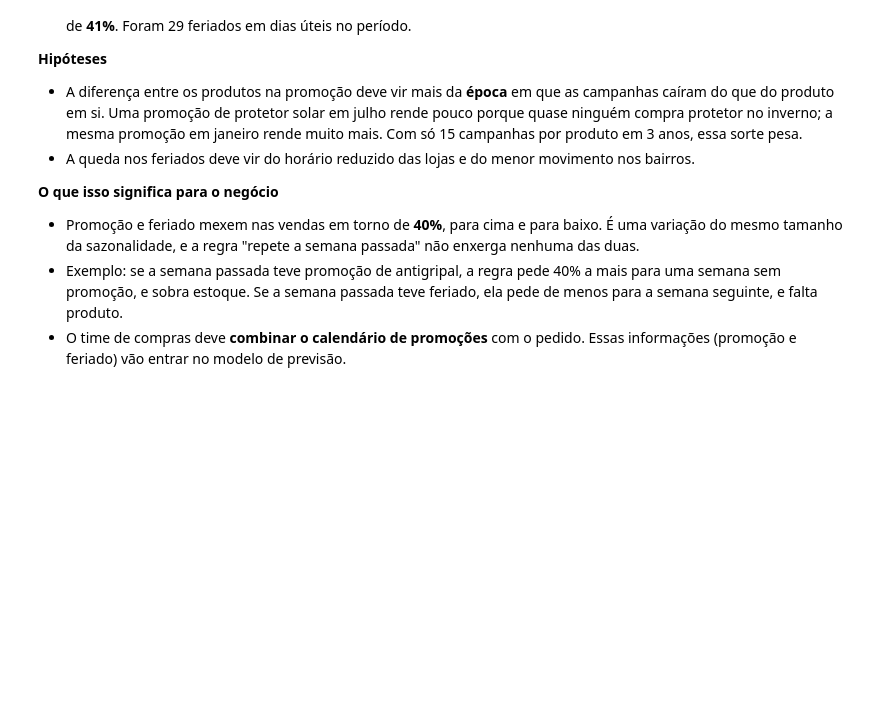
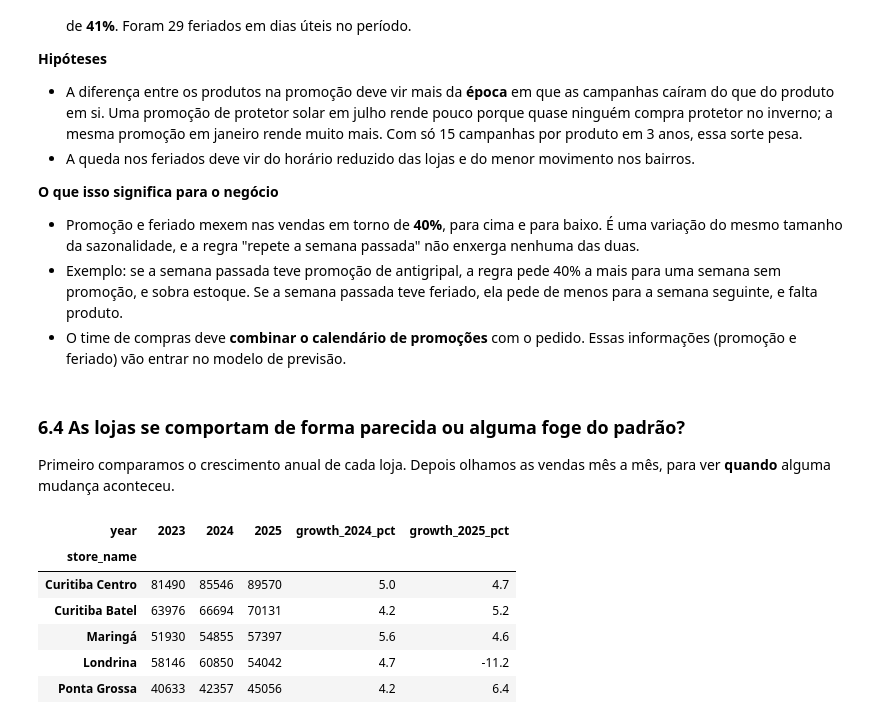
Before and after one commit to ricardo-paganini/pharmacy-demand-forecast, a Jupyter notebook: pharmacy_demand_forecast.ipynb, the cells around one changed output. Cells and saved outputs as stored; diff of their text form; code cells hidden in the pictures; blank space fills up the shorter version.

```diff
--- a/pharmacy_demand_forecast.ipynb
+++ b/pharmacy_demand_forecast.ipynb
@@ -572,3 +572,24 @@ Variação no feriado: -40.7 %
 - Promoção e feriado mexem nas vendas em torno de **40%**, para cima e para baixo. É uma variação do mesmo tamanho da sazonalidade, e a regra "repete a semana passada" não enxerga nenhuma das duas.
 - Exemplo: se a semana passada teve promoção de antigripal, a regra pede 40% a mais para uma semana sem promoção, e sobra estoque. Se a semana passada teve feriado, ela pede de menos para a semana seguinte, e falta produto.
 - O time de compras deve **combinar o calendário de promoções** com o pedido. Essas informações (promoção e feriado) vão entrar no modelo de previsão.
+# %% [markdown]
+### 6.4 As lojas se comportam de forma parecida ou alguma foge do padrão?
+
+Primeiro comparamos o crescimento anual de cada loja. Depois olhamos as vendas mês a mês, para ver **quando** alguma mudança aconteceu.
+# %%
+store_sales = sales_clean.merge(stores[['store_id', 'store_name']], on='store_id')
+store_sales['year'] = store_sales['date'].dt.year
+
+store_yearly = store_sales.pivot_table(index='store_name', columns='year', values='units_sold', aggfunc='sum')
+store_yearly['growth_2024_pct'] = ((store_yearly[2024] / store_yearly[2023] - 1) * 100).round(1)
+store_yearly['growth_2025_pct'] = ((store_yearly[2025] / store_yearly[2024] - 1) * 100).round(1)
+
+store_yearly.sort_values(2025, ascending=False)
+# %% [output]
+| year | 2023 | 2024 | 2025 | growth_2024_pct | growth_2025_pct |
+| store_name |  |  |  |  |  |
+| Curitiba Centro | 81490 | 85546 | 89570 | 5.0 | 4.7 |
+| Curitiba Batel | 63976 | 66694 | 70131 | 4.2 | 5.2 |
+| Maringá | 51930 | 54855 | 57397 | 5.6 | 4.6 |
+| Londrina | 58146 | 60850 | 54042 | 4.7 | -11.2 |
+| Ponta Grossa | 40633 | 42357 | 45056 | 4.2 | 6.4 |
```
Also changed, not shown: parts of 3 cells of this notebook.
